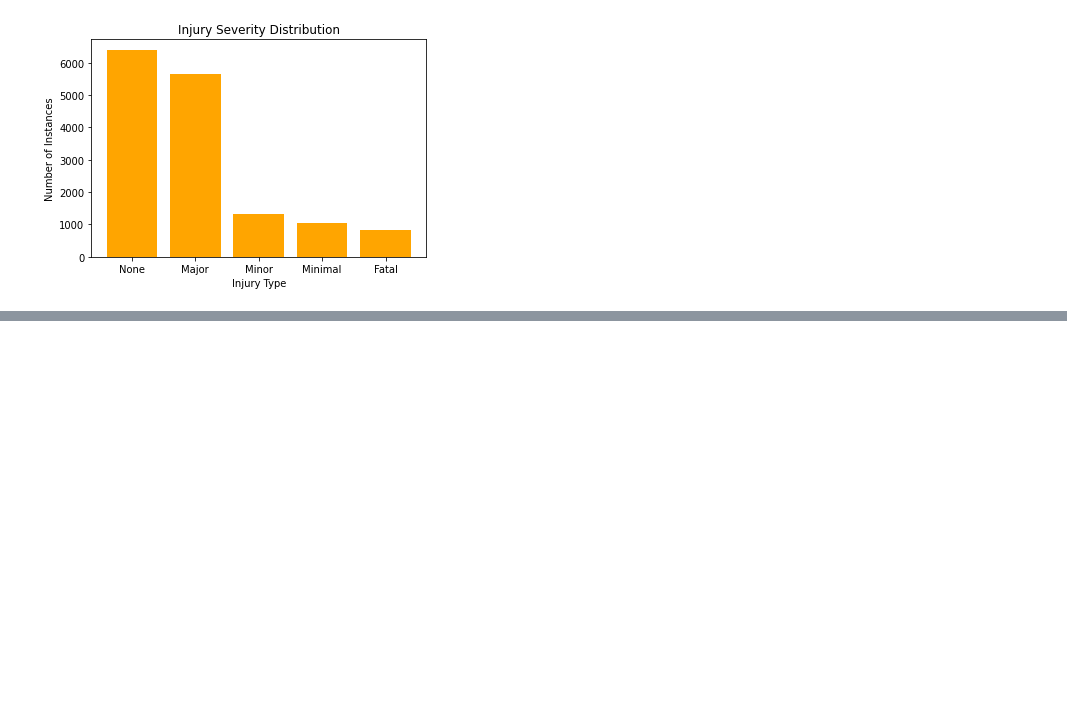
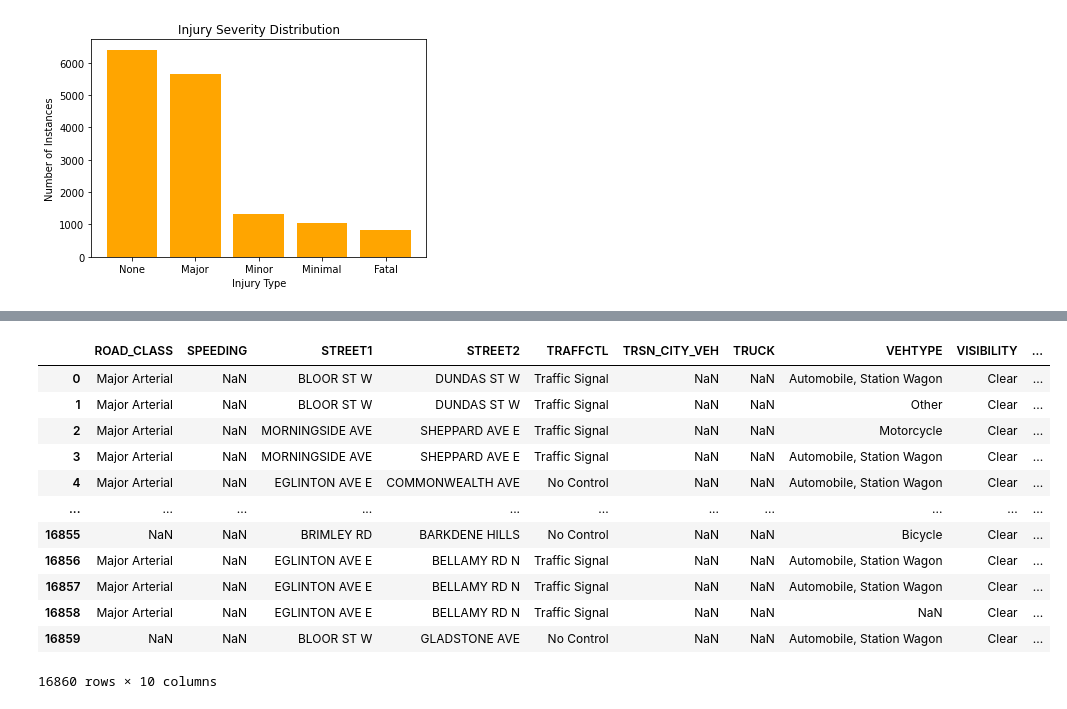
Before and after one commit to ElviraKonovalov/road-collisions, a Jupyter notebook: BigDataProject.ipynb, the cells around one changed output, grey strips where cells are left out. Cells and saved outputs as stored; diff of their text form; code cells hidden in the pictures; blank space fills up the shorter version.

```diff
--- a/BigDataProject.ipynb
+++ b/BigDataProject.ipynb
@@ -92,0 +143,16 @@ plt.ylabel('Number of Instances');
+# %%
+df.iloc[:, 27:37]
+# %% [output]
+|  | ROAD_CLASS | SPEEDING | STREET1 | STREET2 | TRAFFCTL | TRSN_CITY_VEH | TRUCK | VEHTYPE | VISIBILITY | ... |
+| 0 | Major Arterial | NaN | BLOOR ST W | DUNDAS ST W | Traffic Signal | NaN | NaN | Automobile, Station Wagon | Clear | ... |
+| 1 | Major Arterial | NaN | BLOOR ST W | DUNDAS ST W | Traffic Signal | NaN | NaN | Other | Clear | ... |
+| 2 | Major Arterial | NaN | MORNINGSIDE AVE | SHEPPARD AVE E | Traffic Signal | NaN | NaN | Motorcycle | Clear | ... |
+| 3 | Major Arterial | NaN | MORNINGSIDE AVE | SHEPPARD AVE E | Traffic Signal | NaN | NaN | Automobile, Station Wagon | Clear | ... |
+| 4 | Major Arterial | NaN | EGLINTON AVE E | COMMONWEALTH AVE | No Control | NaN | NaN | Automobile, Station Wagon | Clear | ... |
+| ... | ... | ... | ... | ... | ... | ... | ... | ... | ... | ... |
+| 16855 | NaN | NaN | BRIMLEY RD | BARKDENE HILLS | No Control | NaN | NaN | Bicycle | Clear | ... |
+| 16856 | Major Arterial | NaN | EGLINTON AVE E | BELLAMY RD N | Traffic Signal | NaN | NaN | Automobile, Station Wagon | Clear | ... |
+| 16857 | Major Arterial | NaN | EGLINTON AVE E | BELLAMY RD N | Traffic Signal | NaN | NaN | Automobile, Station Wagon | Clear | ... |
+| 16858 | Major Arterial | NaN | EGLINTON AVE E | BELLAMY RD N | Traffic Signal | NaN | NaN | NaN | Clear | ... |
+| 16859 | NaN | NaN | BLOOR ST W | GLADSTONE AVE | No Control | NaN | NaN | Automobile, Station Wagon | Clear | ... |
+16860 rows × 10 columns
```
Also changed, not shown: parts of 4 cells of this notebook.
